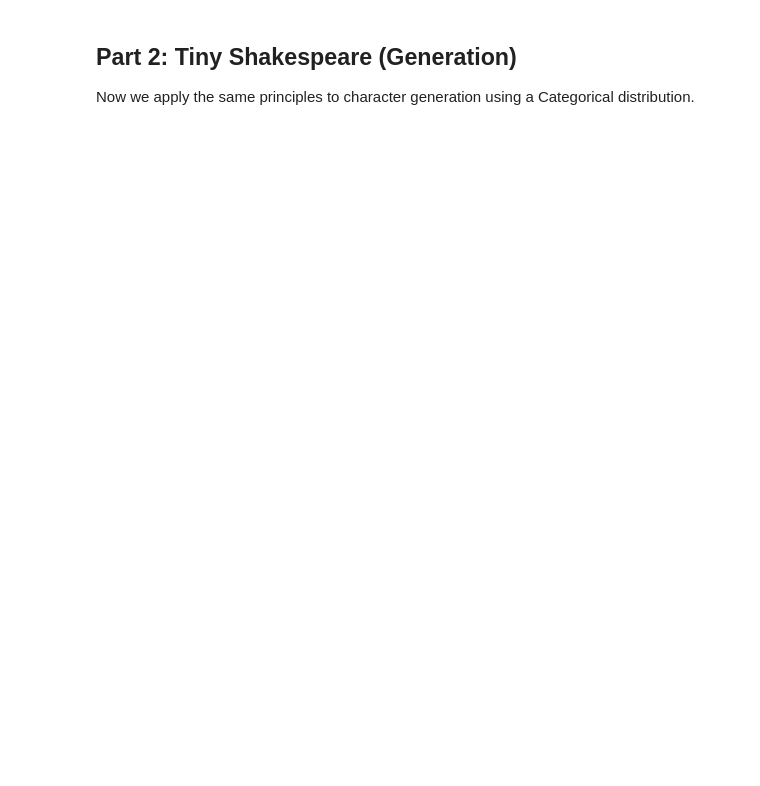
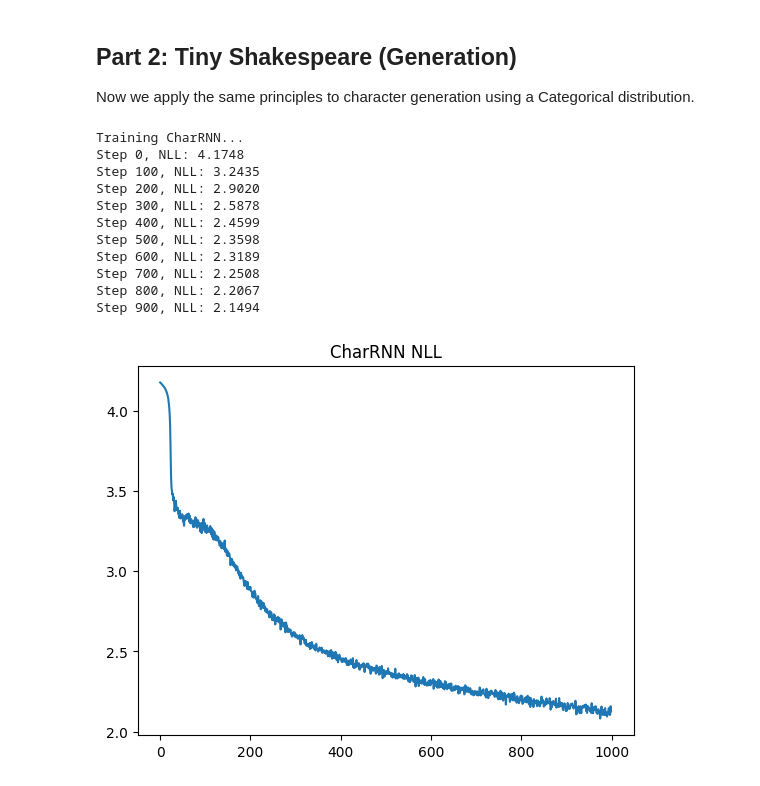
Before and after one commit to hamzamerzic/blox, a Jupyter notebook: docs/rnn_tutorial.ipynb, the cells around one changed output. Drawn from its saved outputs; the diff is of its cells as text; code cells hidden in the pictures; blank space fills up the shorter version.

```diff
--- a/docs/rnn_tutorial.ipynb
+++ b/docs/rnn_tutorial.ipynb
@@ -187,7 +209,7 @@ def get_batch(batch_size=64, block_size=128):
   y = jnp.stack([train_data[i + 1 : i + block_size + 1] for i in ix])
   return x, y
 # %%
-class CharRNN(bx.Module):
+class CharRNN(bx.SequenceBase):
 
   def __init__(
       self, graph: bx.Graph, vocab_size: int, embed_dim: int, hidden_dim: int
@@ -201,12 +223,14 @@ class CharRNN(bx.Module):
     self.lstm = bx.LSTM(graph.child('lstm'), hidden_size=hidden_dim)
     self.head = bx.Linear(graph.child('head'), output_size=vocab_size)
 
-  def __call__(self, params: bx.Params, x: jax.Array, prev_state: bx.LSTMState):
+  def __call__(
+      self, params: bx.Params, inputs: jax.Array, prev_state: bx.LSTMState
+  ):
     # Single step for generation.
-    x_emb, params = self.embed(params, x)
+    x_emb, params = self.embed(params, inputs)
     (x_hidden, new_state), params = self.lstm(params, x_emb, prev_state)
     logits, params = self.head(params, x_hidden)
-    return logits, new_state, params
+    return (logits, new_state), params
 
   def apply(
       self,
@@ -218,57 +242,77 @@ class CharRNN(bx.Module):
     x_emb, params = self.embed(params, x)
     (x_seq, final_state), params = self.lstm.apply(params, x_emb, prev_state)
     logits, params = self.head(params, x_seq)
-    return logits, final_state, params
+    return (logits, final_state), params
+
+  def initial_state(self, params: bx.Params, inputs: jax.Array):
+    return self.lstm.initial_state(params, inputs)
 # %%
-@jax.jit(static_argnames=['optimizer'])
+@jax.jit(static_argnames=['optimizer'], donate_argnames=['params', 'opt_state'])
 def train_step_char(params, opt_state, x, y, optimizer):
   trainable, non_trainable = params.split()
 
-  def loss_fn(t_params):
-    curr_params = t_params.merge(non_trainable)
-    logits, _, new_params = char_model.apply(curr_params, x)
+  def loss_fn(trainable):
+    curr_params = trainable.merge(non_trainable)
+    (logits, _), new_params = char_model.apply(curr_params, x)
 
     # Categorical Log Likelihood.
     dist = distrax.Categorical(logits=logits)
-    nll = -dist.log_prob(y).mean()
+    loss = -dist.log_prob(y).mean()
 
-    _, new_non = new_params.split()
-    return nll, new_non
+    _, new_non_trainable = new_params.split()
+    return loss, (loss, new_non_trainable)
 
-  (loss, new_non), grads = jax.grad(loss_fn, has_aux=True)(trainable)
-  updates, new_opt = optimizer.update(grads, opt_state, trainable)
-  return optax.apply_updates(trainable, updates).merge(new_non), new_opt, loss
+  grads, (loss, new_non_trainable) = jax.grad(loss_fn, has_aux=True)(trainable)
+  updates, new_opt_state = optimizer.update(grads, opt_state, trainable)
+  new_trainable = optax.apply_updates(trainable, updates)
+  return new_trainable.merge(new_non_trainable), new_opt_state, loss
 
 
 # Create model components.
-graph = bx.Graph('char_rnn')
-char_model = CharRNN(graph, vocab_size=vocab_size, embed_dim=64, hidden_dim=256)
-char_rng = bx.Rng(graph.child('rng'), seed=42)
+graph = bx.Graph('net')
+char_model = CharRNN(
+    graph.child('char_rnn'), vocab_size=vocab_size, embed_dim=64, hidden_dim=256
+)
+char_rng = bx.Rng(graph.child('rng'))
 
 # Initialize with sample data shape.
 sample_x, _ = get_batch(batch_size=1, block_size=128)
-char_params = bx.Params(rng=char_rng)
-_, _, char_params = char_model.apply(char_params, sample_x)
+char_params = bx.Params(char_rng, seed=42)
+_, char_params = char_model.apply(char_params, sample_x)
 char_params = char_params.finalized()
 
 # Train.
 optimizer = optax.adamw(3e-4)
-opt_state = optimizer.init(char_params.split()[0])
+trainable, _ = char_params.split()
+opt_state = optimizer.init(trainable)
 
 losses = []
 print('Training CharRNN...')
 for step in range(1000):
   x, y = get_batch()
   char_params, opt_state, loss = train_step_char(
       char_params, opt_state, x, y, optimizer
   )
   losses.append(loss)
   if step % 100 == 0:
     print(f'Step {step}, NLL: {loss:.4f}')
 
 plt.plot(losses)
 plt.title('CharRNN NLL')
 plt.show()
+# %% [output]
+Training CharRNN...
+Step 0, NLL: 4.1748
+Step 100, NLL: 3.2435
+Step 200, NLL: 2.9020
+Step 300, NLL: 2.5878
+Step 400, NLL: 2.4599
+Step 500, NLL: 2.3598
+Step 600, NLL: 2.3189
+Step 700, NLL: 2.2508
+Step 800, NLL: 2.2067
+Step 900, NLL: 2.1494
+[figure, added]
 # %%
 def generate(params, start_str, length=200, temperature=1.0):
   context = jnp.array([encode(start_str)], dtype=jnp.int32)
```
Also changed, not shown: parts of 8 cells of this notebook, 15 other files.
